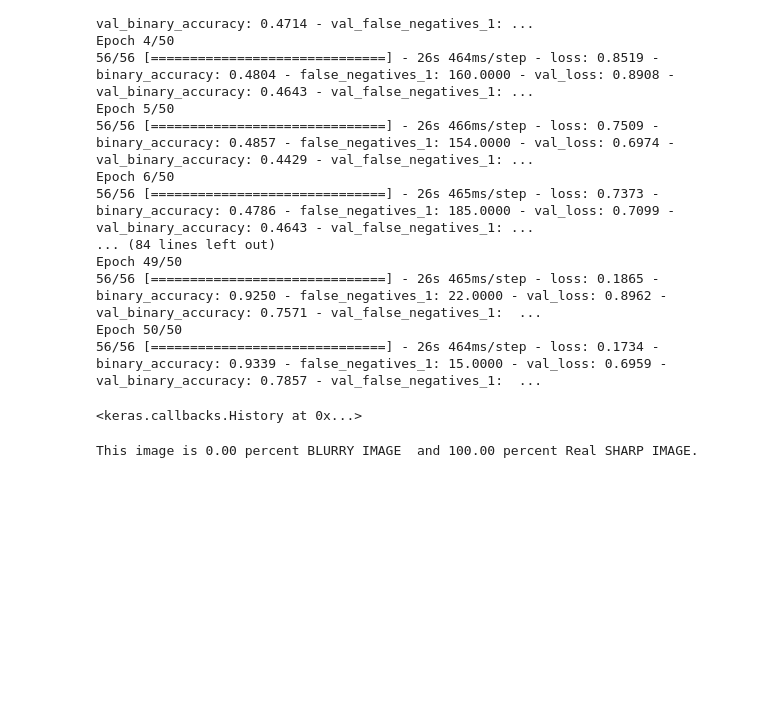
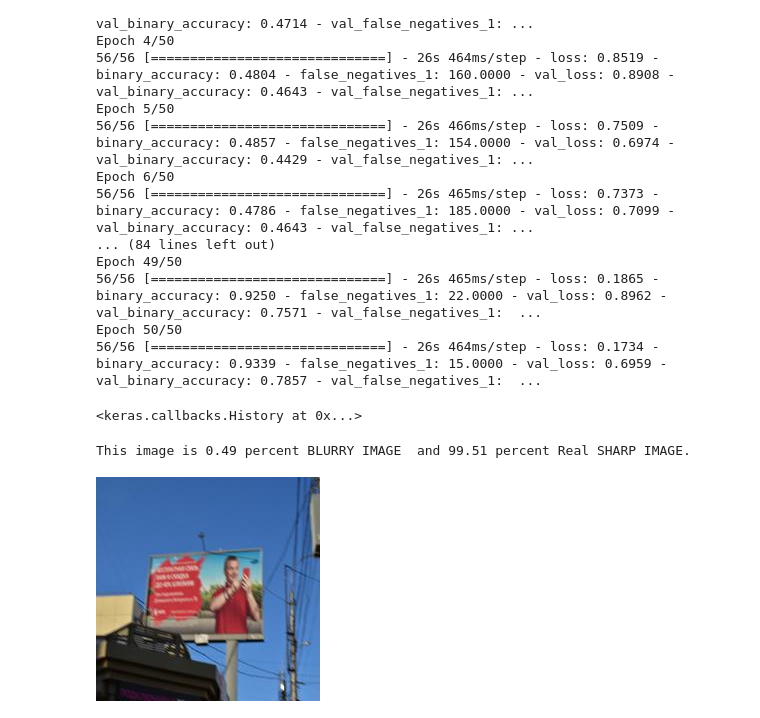
Before and after one commit to MasoudMoeini/blur-image-classification, a Jupyter notebook: resnet_blur_classification.ipynb, the cells around one changed output. Cells and saved outputs as stored; diff of their text form; code cells hidden in the pictures; blank space fills up the shorter version.

```diff
--- a/resnet_blur_classification.ipynb
+++ b/resnet_blur_classification.ipynb
@@ -243,17 +243,21 @@ Epoch 50/50
 # %%
 !unzip -qq test.zip
 # %%
-img = keras.preprocessing.image.load_img(
-    "test/real/100_NIKON-D3400-35MM.jpg", target_size=image_size)
+path = "test/blur/138_NIKON-D3400-35MM.jpg"
+img = keras.preprocessing.image.load_img(path
+    , target_size=image_size)
 img_array = keras.preprocessing.image.img_to_array(img)
 img_array = tf.expand_dims(img_array, 0)  # Create batch axis
 
 predictions = model.predict(img_array)
 score = predictions[0]
 print(
     "This image is %.2f percent BLURRY IMAGE  and %.2f percent Real SHARP IMAGE."
     % (100 * (1 - score), 100 * score)
 )
+image=cv2.imread(path)
+cv2_imshow(image)
 # %% [output]
-This image is 0.00 percent BLURRY IMAGE  and 100.00 percent Real SHARP IMAGE.
+This image is 0.49 percent BLURRY IMAGE  and 99.51 percent Real SHARP IMAGE.
+[figure, added]
 # %%
```
Also changed, not shown: parts of 1 cell of this notebook.
